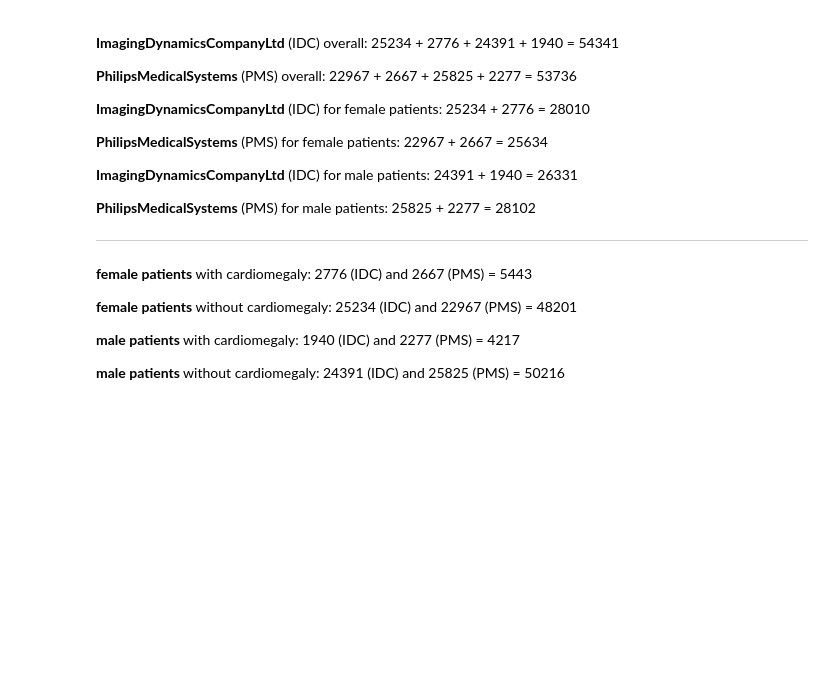
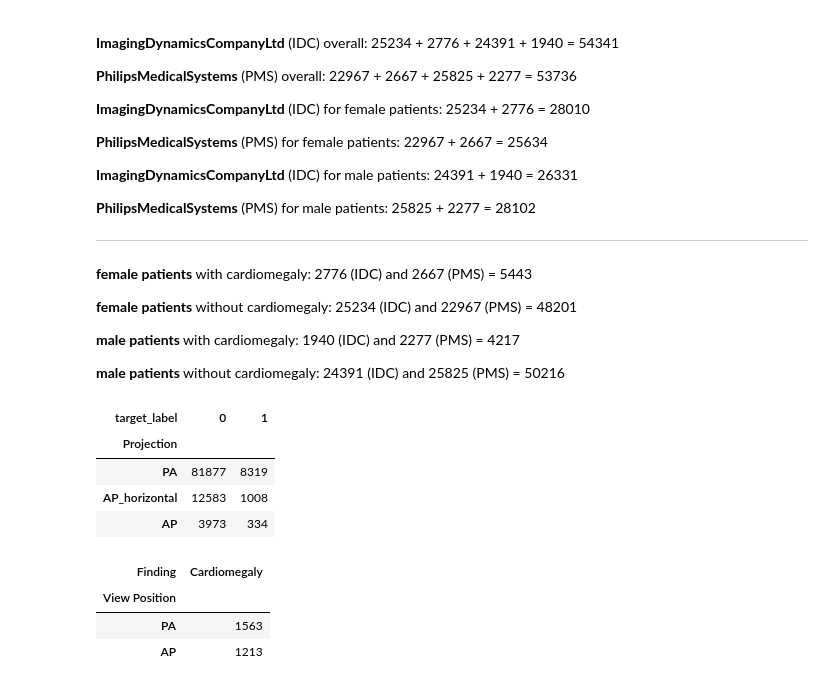
Before and after one commit to nikodice4/MedCLIP_shortcuts, a Jupyter notebook: notebooks/eda_pre.ipynb, the cells around one changed output. Saved outputs shown, nothing was run; the diff lists cells and outputs as text; code cells hidden in the pictures; blank space fills up the shorter version.

```diff
--- a/notebooks/eda_pre.ipynb
+++ b/notebooks/eda_pre.ipynb
@@ -702,3 +702,23 @@ _________________________________
 **male patients** with cardiomegaly: 1940 (IDC) and 2277 (PMS) = 4217
 
 **male patients** without cardiomegaly: 24391 (IDC) and 25825 (PMS) = 50216
+# %%
+view_padchest = (df_padchest.explode("Projection").pivot_table(index="Projection", columns="target_label",
+                aggfunc="size", fill_value=0).sort_values(by=[1, 0], ascending=False))
+view_padchest
+# %% [output]
+| target_label | 0 | 1 |
+| Projection |  |  |
+| PA | 81877 | 8319 |
+| AP_horizontal | 12583 | 1008 |
+| AP | 3973 | 334 |
+# %%
+view_chestx = (df_raw.assign(Finding=df_raw["Finding Labels"].str.split("|")).explode("Finding")
+               .pivot_table(index="View Position", columns="Finding",aggfunc="size", fill_value=0)
+               .sort_values(by="Cardiomegaly", ascending=False)[["Cardiomegaly"]])
+view_chestx
+# %% [output]
+| Finding | Cardiomegaly |
+| View Position |  |
+| PA | 1563 |
+| AP | 1213 |
```
